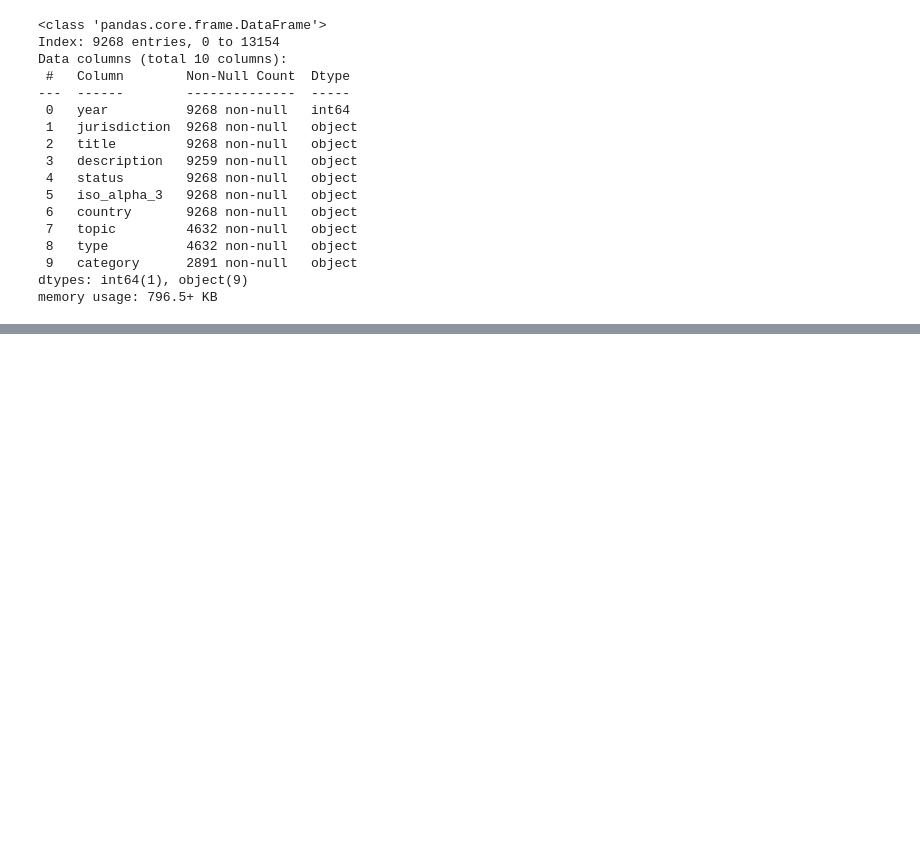
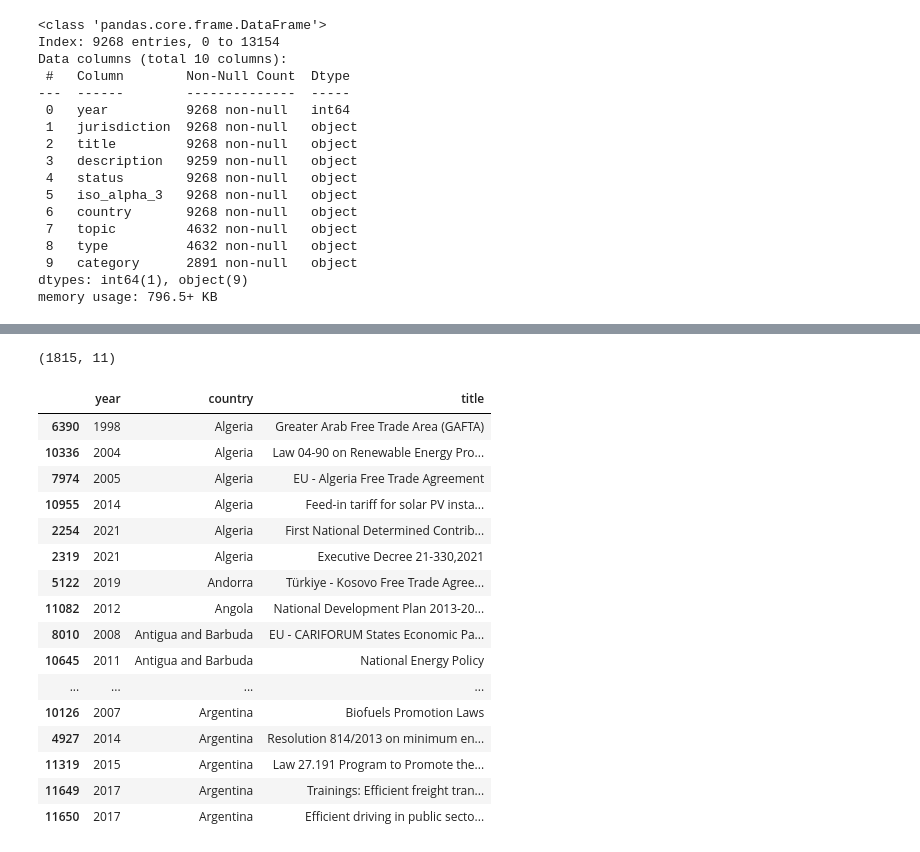
Before and after one commit to jroblar/ndc_evaluation, a Jupyter notebook: data_processing_scripts/iea_data_etl.ipynb, the cells around one changed output, grey strips where cells are left out. Drawn from its saved outputs; the diff is of its cells as text; code cells hidden in the pictures; blank space fills up the shorter version.

Commit message:
Javi data training update

```diff
--- a/data_processing_scripts/iea_data_etl.ipynb
+++ b/data_processing_scripts/iea_data_etl.ipynb
@@ -12,7 +12,7 @@ raw_data_dir_path = os.path.join(data_dir_path, 'raw_data')
 processed_data_dir_path = os.path.join(data_dir_path, 'processed_data')
 cw_dir_path = os.path.join(data_dir_path, 'cw')
 emissions_data_dir_path = os.path.join(raw_data_dir_path, 'emissions_data')
-iea_data_dir_path = os.path.join(raw_data_dir_path, 'IEA_climate_policy_data')
+iea_data_dir_path = os.path.join(raw_data_dir_path, 'climate_policy_data')
 # %%
 IEA_policies_df = pd.read_csv(os.path.join(iea_data_dir_path, 'IEA_PAMS_Export 1_29_2025, 6_11_31 PM.csv'))
 IEA_policies_df.head()
@@ -330,0 +369,53 @@ IEA_policies_df.to_csv(os.path.join(processed_data_dir_path, 'IEA_policies_clean
+# %%
+# Keep records where in title or description contain 'carbon tax' or 'emission trading' or 'ets' or 'cap and trade'
+carbon_terms= [
+                            "carbon tax",
+                            "carbon price",
+                            "carbon pricing",
+                            "carbon levy",
+                            "carbon charge",
+                            "emissions tax",
+                            "ghg tax",
+                            "co2 tax",
+                            "climate levy",
+                            "emission trading",
+                            "ets",
+                            "cap and trade"
+                        ]
+# %%
+cols_to_search = ["title", "description", "topic", "type", "category"]
+
+IEA_policies_df["search_text"] = (
+    IEA_policies_df[cols_to_search]
+    .fillna("")
+    .agg(" ".join, axis=1)
+    .str.lower()
+)
+# %%
+pattern = "|".join(carbon_terms)
+
+df_carbon = IEA_policies_df[IEA_policies_df["search_text"].str.contains(pattern, regex=True)]
+# %%
+df_carbon.shape
+# %% [output]
+(1815, 11)
+# %%
+df_carbon[["year","country","title"]].sort_values(by=["country", "year"]).head(20)
+# %% [output]
+|  | year | country | title |
+| 6390 | 1998 | Algeria | Greater Arab Free Trade Area (GAFTA) |
+| 10336 | 2004 | Algeria | Law 04-90 on Renewable Energy Pro... |
+| 7974 | 2005 | Algeria | EU - Algeria Free Trade Agreement |
+| 10955 | 2014 | Algeria | Feed-in tariff for solar PV insta... |
+| 2254 | 2021 | Algeria | First National Determined Contrib... |
+| 2319 | 2021 | Algeria | Executive Decree 21-330,2021 |
+| 5122 | 2019 | Andorra | Türkiye - Kosovo Free Trade Agree... |
+| 11082 | 2012 | Angola | National Development Plan 2013-20... |
+| 8010 | 2008 | Antigua and Barbuda | EU - CARIFORUM States Economic Pa... |
+| 10645 | 2011 | Antigua and Barbuda | National Energy Policy |
+| ... | ... | ... | ... |
+| 10126 | 2007 | Argentina | Biofuels Promotion Laws |
+| 4927 | 2014 | Argentina | Resolution 814/2013 on minimum en... |
+| 11319 | 2015 | Argentina | Law 27.191 Program to Promote the... |
+| 11649 | 2017 | Argentina | Trainings: Efficient freight tran... |
+| 11650 | 2017 | Argentina | Efficient driving in public secto... |
```
Also changed, not shown: parts of 5 cells of this notebook, 12 other files.
